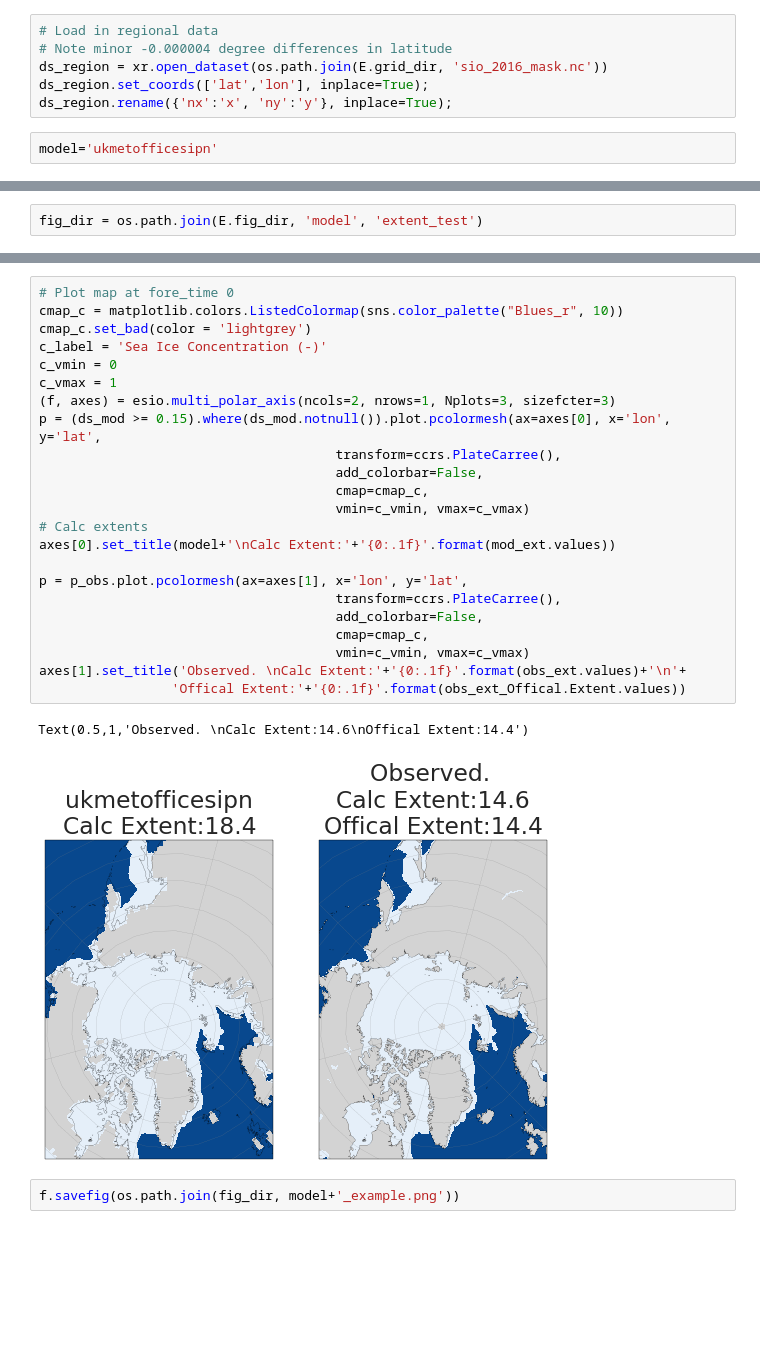
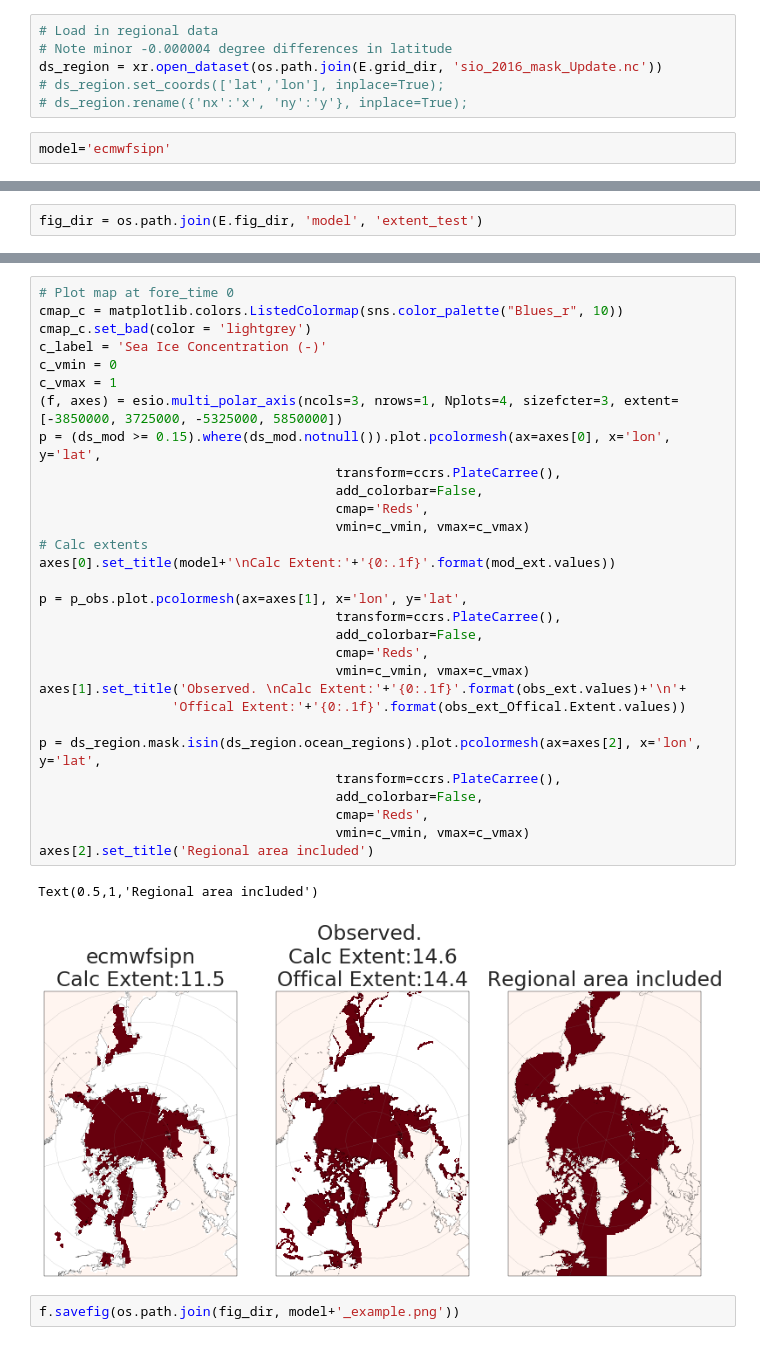
Before and after one commit to NicWayand/ESIO, a Jupyter notebook: notebooks/test_extent_vs_map.ipynb, the cells around one changed output, grey strips where cells are left out. Cells and saved outputs as stored; diff of their text form; blank space fills up the shorter version.

```diff
--- a/notebooks/test_extent_vs_map.ipynb
+++ b/notebooks/test_extent_vs_map.ipynb
@@ -42,11 +42,11 @@ ds_ext = ds_ext.rename({'datetime':'time'})
 # %%
 # Load in regional data
 # Note minor -0.000004 degree differences in latitude
-ds_region = xr.open_dataset(os.path.join(E.grid_dir, 'sio_2016_mask.nc'))
-ds_region.set_coords(['lat','lon'], inplace=True);
-ds_region.rename({'nx':'x', 'ny':'y'}, inplace=True);
+ds_region = xr.open_dataset(os.path.join(E.grid_dir, 'sio_2016_mask_Update.nc'))
+# ds_region.set_coords(['lat','lon'], inplace=True);
+# ds_region.rename({'nx':'x', 'ny':'y'}, inplace=True);
 # %%
-model='ukmetofficesipn'
+model='ecmwfsipn'
 # %%
 ds_mod = xr.open_dataset('/home/disk/sipn/nicway/data/model/'+model+'/forecast/sipn_nc/'+model+'_2018_03_Stereo.nc')
 ds_mod = ds_mod.isel(ensemble=0).isel(init_time=0).isel(fore_time=0).sic
@@ -63,28 +114,35 @@ obs_ext_Offical = ds_ext.sel(time=ds_mod.init_time.values, method='nearest')
 # %%
 # Plot map at fore_time 0
 cmap_c = matplotlib.colors.ListedColormap(sns.color_palette("Blues_r", 10))
 cmap_c.set_bad(color = 'lightgrey')
 c_label = 'Sea Ice Concentration (-)'
 c_vmin = 0
 c_vmax = 1
-(f, axes) = esio.multi_polar_axis(ncols=2, nrows=1, Nplots=3, sizefcter=3)
+(f, axes) = esio.multi_polar_axis(ncols=3, nrows=1, Nplots=4, sizefcter=3, extent=[-3850000, 3725000, -5325000, 5850000])
 p = (ds_mod >= 0.15).where(ds_mod.notnull()).plot.pcolormesh(ax=axes[0], x='lon', y='lat',
                                       transform=ccrs.PlateCarree(),
                                       add_colorbar=False,
-                                      cmap=cmap_c,
+                                      cmap='Reds',
                                       vmin=c_vmin, vmax=c_vmax)
 # Calc extents
 axes[0].set_title(model+'\nCalc Extent:'+'{0:.1f}'.format(mod_ext.values))
 
 p = p_obs.plot.pcolormesh(ax=axes[1], x='lon', y='lat',
                                       transform=ccrs.PlateCarree(),
                                       add_colorbar=False,
-                                      cmap=cmap_c,
+                                      cmap='Reds',
                                       vmin=c_vmin, vmax=c_vmax)
 axes[1].set_title('Observed. \nCalc Extent:'+'{0:.1f}'.format(obs_ext.values)+'\n'+
                  'Offical Extent:'+'{0:.1f}'.format(obs_ext_Offical.Extent.values))
+
+p = ds_region.mask.isin(ds_region.ocean_regions).plot.pcolormesh(ax=axes[2], x='lon', y='lat',
+                                      transform=ccrs.PlateCarree(),
+                                      add_colorbar=False,
+                                      cmap='Reds',
+                                      vmin=c_vmin, vmax=c_vmax)
+axes[2].set_title('Regional area included')
 # %% [output]
-Text(0.5,1,'Observed. \nCalc Extent:14.6\nOffical Extent:14.4')
+Text(0.5,1,'Regional area included')
-[figure, old version]
+[figure, new version]
 # %%
 f.savefig(os.path.join(fig_dir, model+'_example.png'))
```
Also changed, not shown: parts of 14 cells of this notebook.
